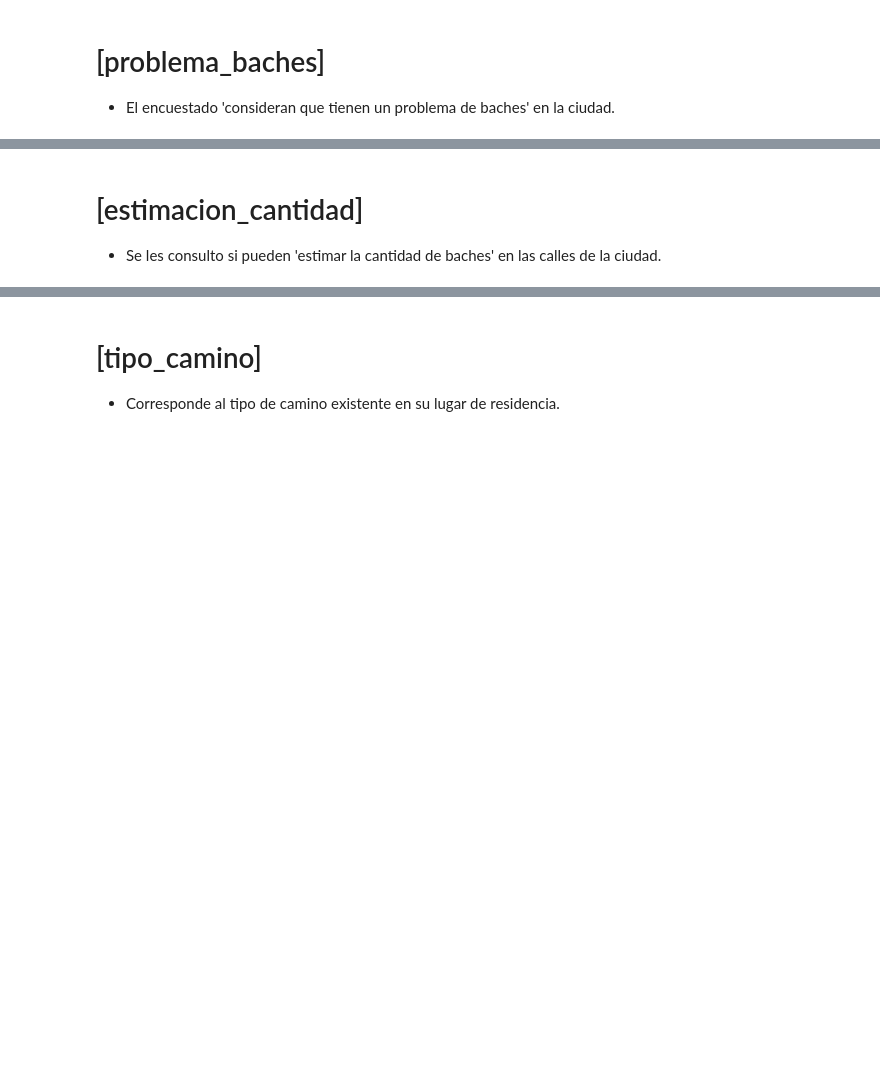
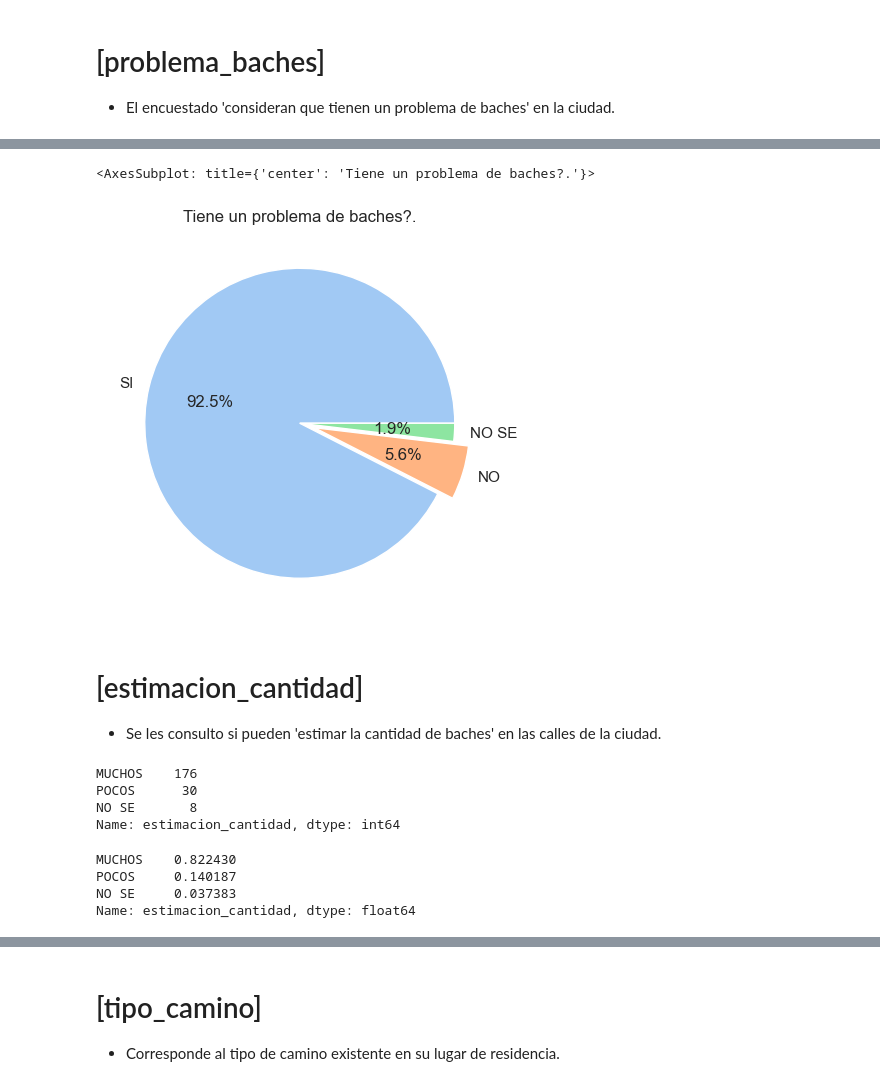
Before and after one commit to TorrezMN/Data_Science, a Jupyter notebook: src/notebooks/general_results.ipynb, the cells around one changed output, grey strips where cells are left out. Drawn from its saved outputs; the diff is of its cells as text; code cells hidden in the pictures; blank space fills up the shorter version.

```diff
--- a/src/notebooks/general_results.ipynb
+++ b/src/notebooks/general_results.ipynb
@@ -28,3 +73,28 @@ df = pd.read_csv("./central_df.csv")
+# %%
+df["problema_baches"].value_counts(normalize=True).plot(
+    kind="pie",
+    title="Tiene un problema de baches?.",
+    ylabel="",
+    explode=[0, 0.1, 0],
+    autopct="%1.1f%%",
+)
+# %% [output]
+<AxesSubplot: title={'center': 'Tiene un problema de baches?.'}>
+[figure, added]
 # %% [markdown]
 # [estimacion_cantidad]
 - Se les consulto si pueden 'estimar la cantidad de baches' en las calles de la ciudad.
+# %%
+df["estimacion_cantidad"].value_counts()
+# %% [output]
+MUCHOS    176
+POCOS      30
+NO SE       8
+Name: estimacion_cantidad, dtype: int64
+# %%
+df["estimacion_cantidad"].value_counts(normalize=True)
+# %% [output]
+MUCHOS    0.822430
+POCOS     0.140187
+NO SE     0.037383
+Name: estimacion_cantidad, dtype: float64
```
Also changed, not shown: parts of 39 cells of this notebook.
